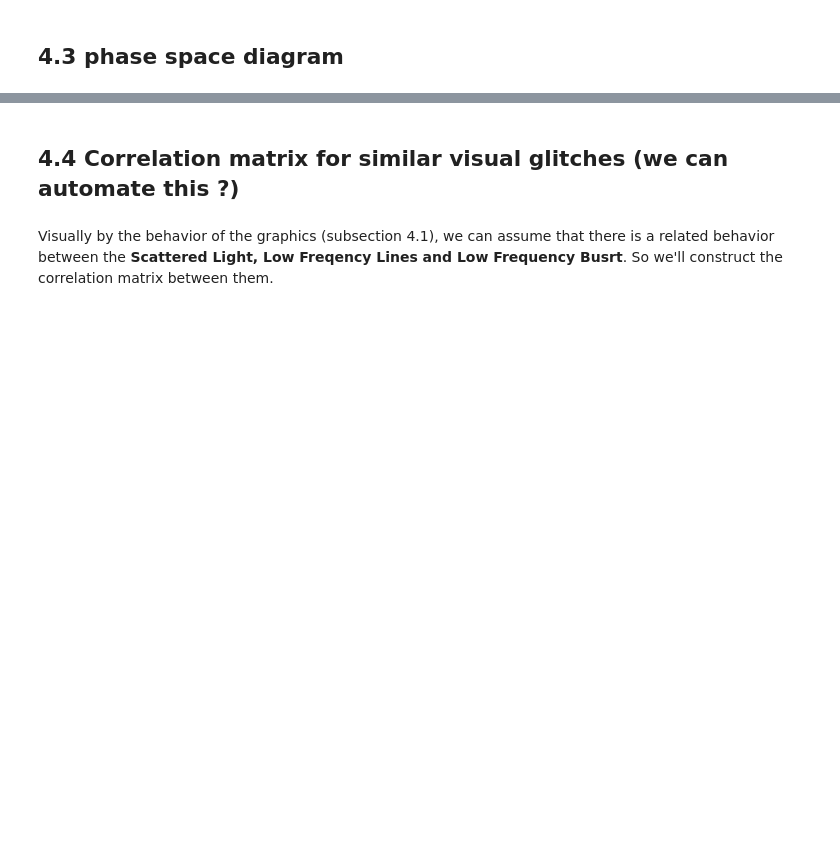
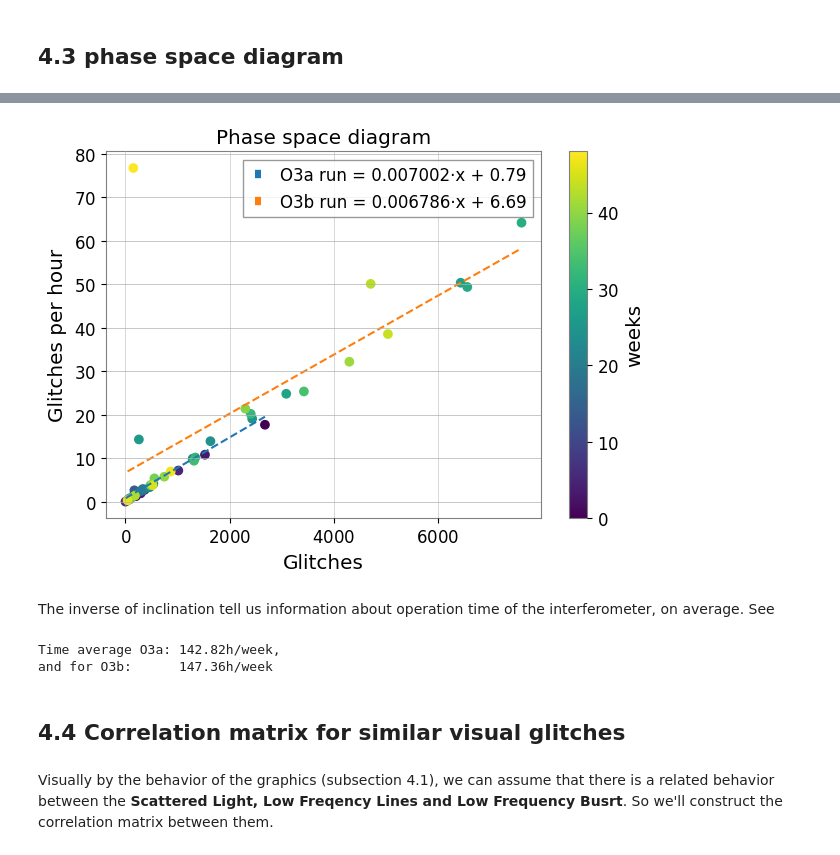
Before and after one commit to physerikc/gravitational-waves, a Jupyter notebook: glitch_statistic_O3run.ipynb, the cells around one changed output, grey strips where cells are left out. Cells and saved outputs as stored; diff of their text form; code cells hidden in the pictures; blank space fills up the shorter version.

```diff
--- a/glitch_statistic_O3run.ipynb
+++ b/glitch_statistic_O3run.ipynb
@@ -384,5 +310,64 @@ plt.plot(counts, rate)
+# %%
+active_O3a = time_active(df1, interval)
+active_O3b = time_active(df2, interval)
+
+rate_psd_a = rate_glitches(init_data_O3a, 'Scattered_Light', active_O3a)[0]
+counts_psd_a = count_glitches(init_data_O3a, 'Scattered_Light')[0]
+
+rate_psd_b = rate_glitches(init_data_O3b, 'Scattered_Light', active_O3b)[0]
+counts_psd_b = count_glitches(init_data_O3b, 'Scattered_Light')[0]
+# %%
+# plt.plot(counts_psd_a, rate_psd_a)
+main_plt = plt.gca()
+
+# linear regression for O3a
+a, b = np.polyfit(counts_psd_a, rate_psd_a, deg=1)
+x_reg = np.linspace(min(counts_psd_a), max(counts_psd_a), 10)
+y_reg = a * x_reg + b
+plt.plot(x_reg, y_reg, '--', label=f'O3a run = {a:.6f}·x + {b:.2f}')
+
+# linear regression for O3b
+c, d = np.polyfit(counts_psd_b, rate_psd_b, deg=1)
+x_reg = np.linspace(min(counts_psd_b), max(counts_psd_b), 10)
+y_reg = c * x_reg + d
+plt.plot(x_reg, y_reg, '--', label=f'O3b run = {c:.6f}·x + {d:.2f}')
+
+# Total weeks index
+weeks_total = np.arange(len(counts_psd_a) + len(counts_psd_b))
+
+# Fixed limits for the color scale
+vmin = weeks_total.min()
+vmax = weeks_total.max()
+
+# Scatter O3a
+scattera = main_plt.scatter(counts_psd_a, rate_psd_a, marker='o',
+                            c=weeks_total[:len(counts_psd_a)], cmap='viridis',
+                            vmin=vmin, vmax=vmax)
+
+# Scatter O3b
+scatterb = main_plt.scatter(counts_psd_b, rate_psd_b, marker='o',
+                            c=weeks_total[len(counts_psd_a):], cmap='viridis',
+                            vmin=vmin, vmax=vmax)
+
+# Unique colorbar
+cbar = plt.colorbar(scattera)
+cbar.set_label('weeks')
+
+plt.legend()
+plot_config("Phase space diagram", "Glitches", "Glitches per hour")
+# %% [output]
+[figure, added]
+# %% [markdown]
+The inverse of inclination tell us information about operation time of the interferometer, on average. See
+# %%
+timea, timeb = 1/a, 1/c
+print(f'Time average O3a: {timea:.2f}h/week,')
+print(f'and for O3b:      {timeb:.2f}h/week')
+# %% [output]
+Time average O3a: 142.82h/week,
+and for O3b:      147.36h/week
 # %% [markdown]
-## 4.4 Correlation matrix for similar visual glitches (we can automate this ?)
+## 4.4 Correlation matrix for similar visual glitches
 # %% [markdown]
 Visually by the behavior of the graphics (subsection 4.1), we can assume that there is a related behavior between the **Scattered Light, Low Freqency Lines and Low Frequency Busrt**. So we'll construct the correlation matrix between them.
 # %%
```
Also changed, not shown: parts of 19 cells of this notebook.
